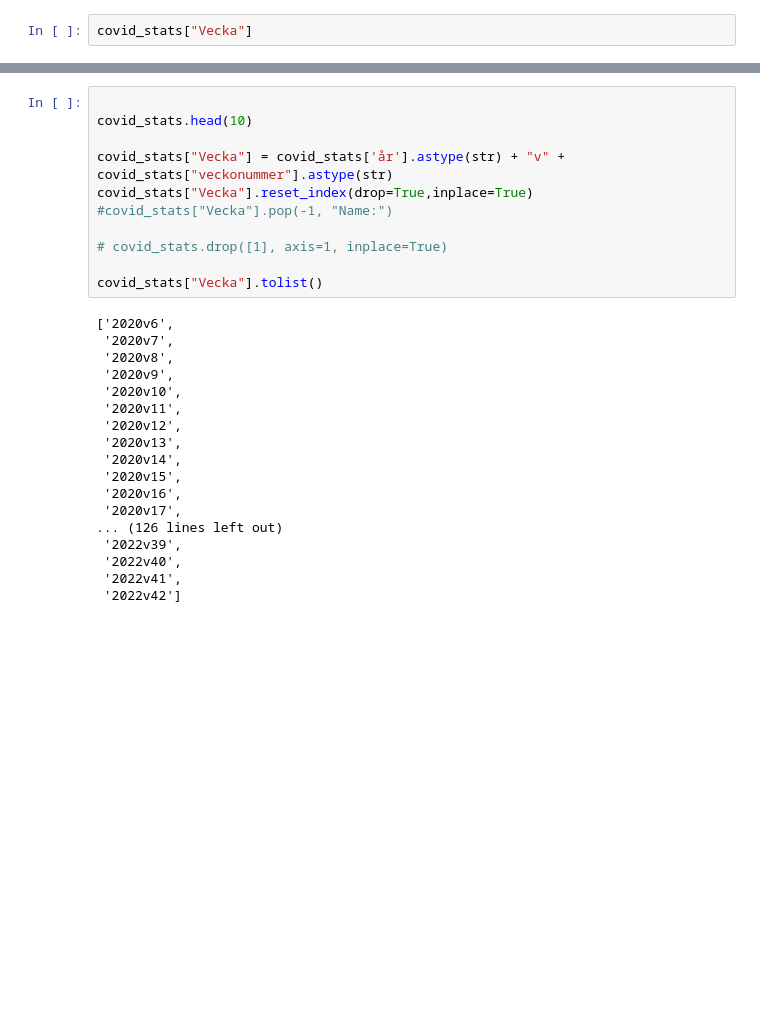
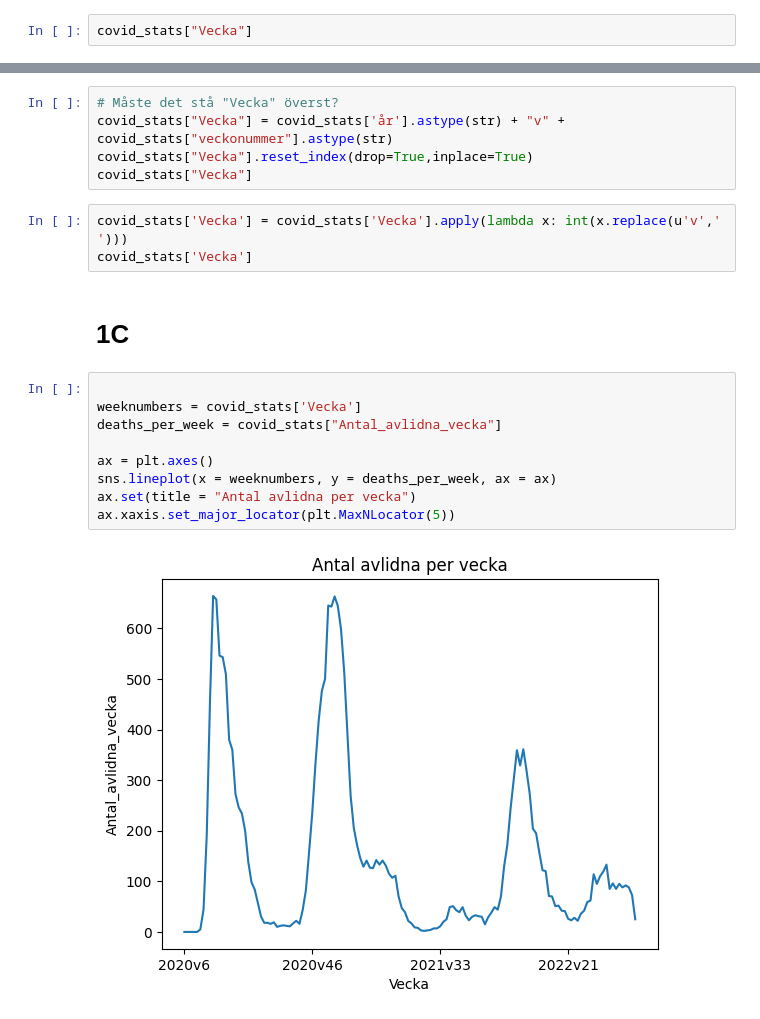
Before and after one commit to Danneftw1/Databehandling-Daniel-Nilsson, a Jupyter notebook: Exercises-Data-Behandling/Labb.ipynb, the cells around one changed output, grey strips where cells are left out. Saved outputs shown, nothing was run; the diff lists cells and outputs as text; blank space fills up the shorter version.

```diff
--- a/Exercises-Data-Behandling/Labb.ipynb
+++ b/Exercises-Data-Behandling/Labb.ipynb
@@ -81,29 +85,21 @@ covid_stats["Vecka"]
 # %%
-
-covid_stats.head(10)
-
+# Måste det stå "Vecka" överst?
 covid_stats["Vecka"] = covid_stats['år'].astype(str) + "v" + covid_stats["veckonummer"].astype(str)
 covid_stats["Vecka"].reset_index(drop=True,inplace=True)
-#covid_stats["Vecka"].pop(-1, "Name:")
-
-# covid_stats.drop([1], axis=1, inplace=True)
-
-covid_stats["Vecka"].tolist()
+covid_stats["Vecka"]
-# %% [output]
-['2020v6',
- '2020v7',
- '2020v8',
- '2020v9',
- '2020v10',
- '2020v11',
- '2020v12',
- '2020v13',
- '2020v14',
- '2020v15',
- '2020v16',
- '2020v17',
-... (126 lines left out)
- '2022v39',
- '2022v40',
- '2022v41',
- '2022v42']
+# %%
+covid_stats['Vecka'] = covid_stats['Vecka'].apply(lambda x: int(x.replace(u'v',' ')))
+covid_stats['Vecka']
+# %% [markdown]
+# 1C
+# %%
+
+weeknumbers = covid_stats['Vecka']
+deaths_per_week = covid_stats["Antal_avlidna_vecka"]
+
+ax = plt.axes()
+sns.lineplot(x = weeknumbers, y = deaths_per_week, ax = ax)
+ax.set(title = "Antal avlidna per vecka")
+ax.xaxis.set_major_locator(plt.MaxNLocator(5))
+# %% [output]
+[figure, added]
```
Also changed, not shown: parts of 6 cells of this notebook, 3 other files.
